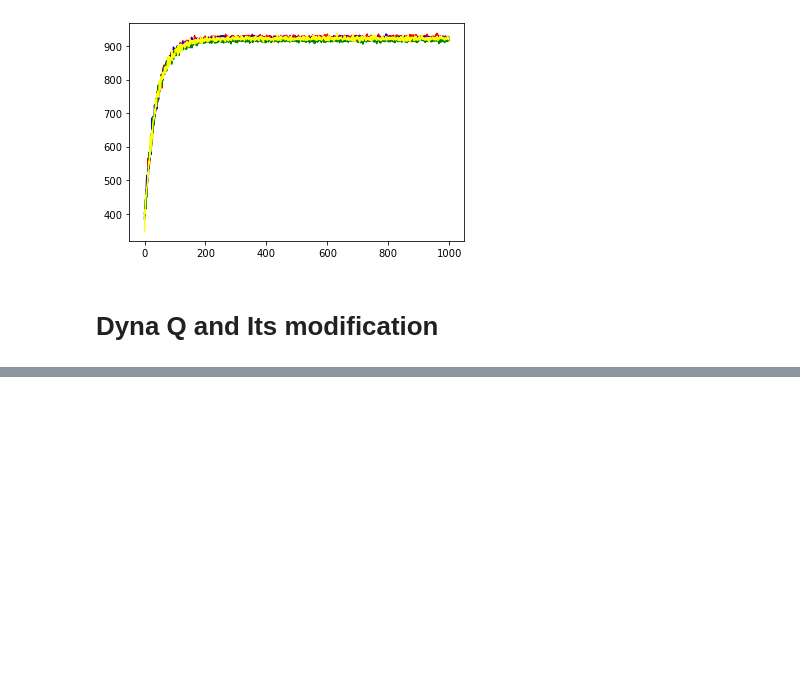
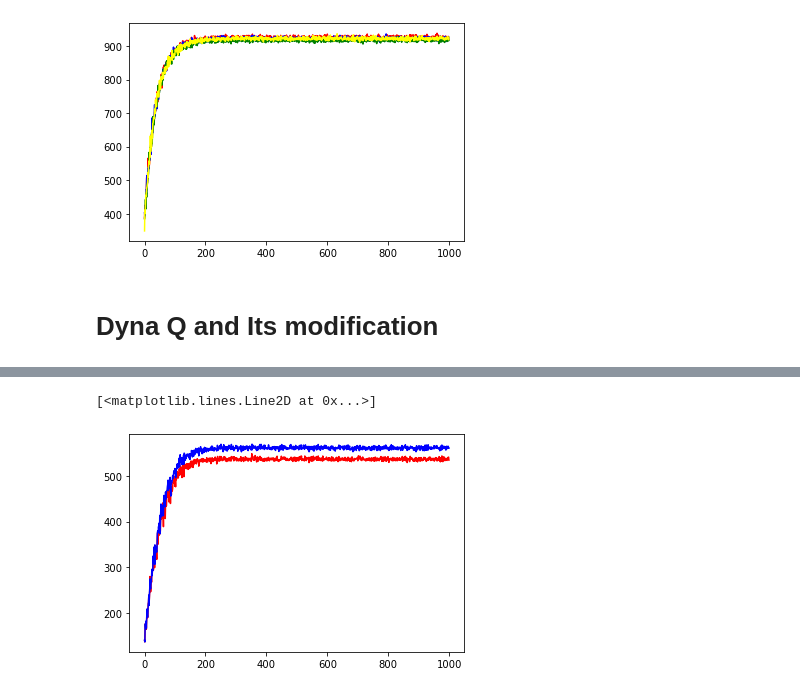
Before and after one commit to neel-singhania/Foraging_DRL_Project, a Jupyter notebook: Untitled.ipynb, the cells around one changed output, grey strips where cells are left out. Cells and saved outputs as stored; diff of their text form; code cells hidden in the pictures; blank space fills up the shorter version.

```diff
--- a/Untitled.ipynb
+++ b/Untitled.ipynb
@@ -796,0 +979,23 @@ plt.plot(R1014,color = 'pink')
+# %%
+R14 = []
+
+for i in range(10):
+    seed = 50+i
+    random.seed(seed)
+    rand.seed(seed)
+
+    env = gym.make('gym_env:foraging-v101', interval_time = 10, decision_time="V")
+    env.seed(seed)
+    r1 = trajectory_sampling_modified(env,1,alpha1,epsilon1,1000,2)
+
+    R14.append(r1)
+
+R14 = np.array(R14)
+
+R1014 = np.average(R14,axis = 0)
+# %%
+plt.plot(R1013,color = 'red')
+plt.plot(R1014,color = 'blue')
+# %% [output]
+[<matplotlib.lines.Line2D at 0x...>]
+[figure, added]
```
Also changed, not shown: parts of 12 cells of this notebook.
